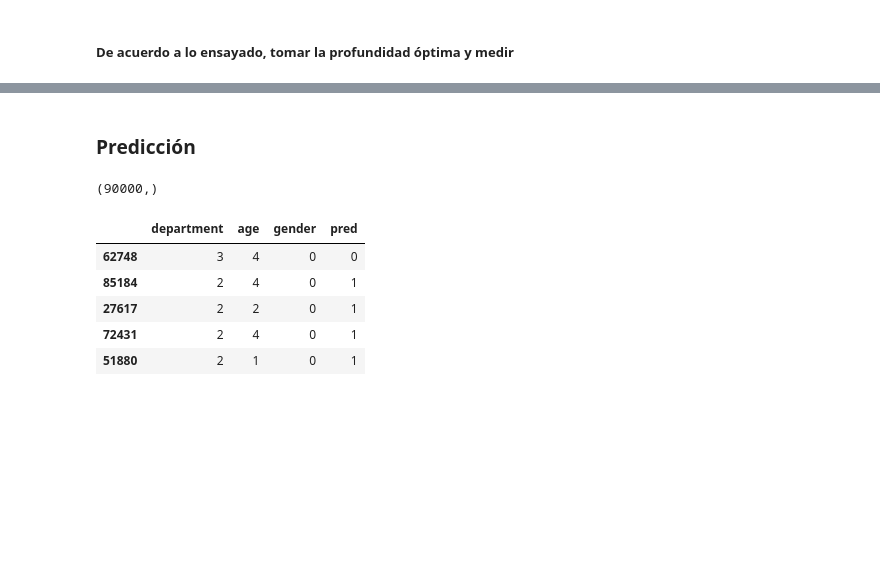
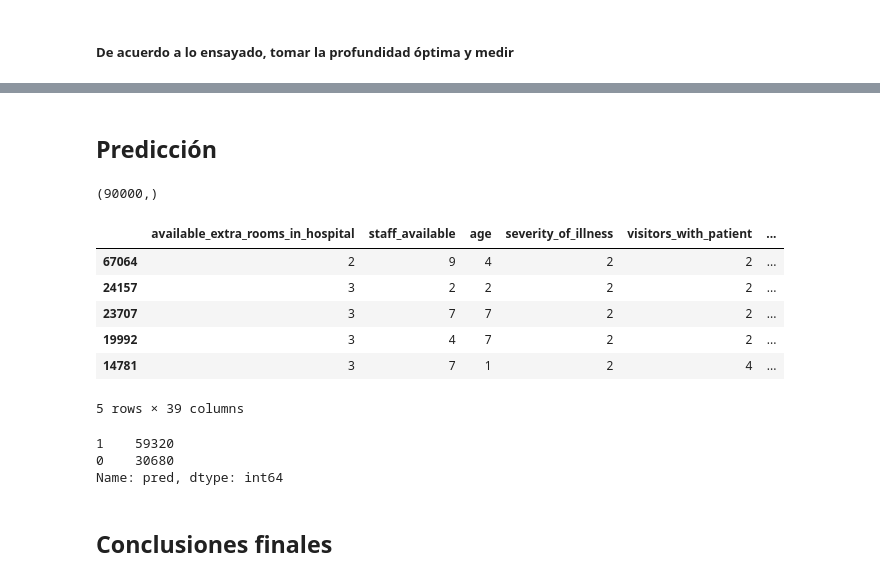
Before and after one commit to fernandezguille/PI02_Machine_Learning-Datathon, a Jupyter notebook: Modelo ML.ipynb, the cells around one changed output, grey strips where cells are left out. Saved outputs shown, nothing was run; the diff lists cells and outputs as text; code cells hidden in the pictures; blank space fills up the shorter version.

Commit message:
fifth model

```diff
--- a/Modelo ML.ipynb
+++ b/Modelo ML.ipynb
@@ -504,4 +330,0 @@ plt.show()
-# %%
-clf = DecisionTreeClassifier(max_depth=2,criterion="entropy")
-clf.fit(X.values, y.values)
-y_pred = clf.predict(X.values)
@@ -519,14 +338,9 @@ weighted avg       0.39      0.62      0.48    410000
 # %% [markdown]
-### Predicción
+## Predicción
-# %%
-# Entrenamos nuevamente el modelo con el dataset Train
-X = Train_2.drop(columns=['stay_(in_days)', 'long_stay', 'gender'])
-y = Train_2.long_stay
-clf = DecisionTreeClassifier(max_depth=5,criterion="entropy")
-clf.fit(X.values, y.values)
-# Y realizamos la predicción para el dataset Test
-X = Test_2.drop(columns=['gender'])
-y_pred = clf.predict(X.values)
+# %%
+# Realizamos la predicción para el dataset Test
+X = Test_df
+y_pred = clf.predict(X.values)
 # %%
 # Evaluamos la cantidad de datos
 y_pred.shape
@@ -534,16 +348,24 @@ y_pred.shape
 (90000,)
 # %%
 # Asignamos los datos al dataset
-Test_2['pred'] = y_pred
+Test_df['pred'] = y_pred
 # %%
 # Revisamos los resultados obtenidos
-Test_2.sample(5)
+Test_df.sample(5)
 # %% [output]
-|  | department | age | gender | pred |
-| 62748 | 3 | 4 | 0 | 0 |
-| 85184 | 2 | 4 | 0 | 1 |
-| 27617 | 2 | 2 | 0 | 1 |
-| 72431 | 2 | 4 | 0 | 1 |
-| 51880 | 2 | 1 | 0 | 1 |
+|  | available_extra_rooms_in_hospital | staff_available | age | severity_of_illness | visitors_with_patient | ... |
+| 67064 | 2 | 9 | 4 | 2 | 2 | ... |
+| 24157 | 3 | 2 | 2 | 2 | 2 | ... |
+| 23707 | 3 | 7 | 7 | 2 | 2 | ... |
+| 19992 | 3 | 4 | 7 | 2 | 2 | ... |
+| 14781 | 3 | 7 | 1 | 2 | 4 | ... |
+5 rows × 39 columns
+# %%
+# Contamos la cantidad de resultados
+Test_df.pred.value_counts()
+# %% [output]
+1    59320
+0    30680
+Name: pred, dtype: int64
 # %%
 # Tomamos únicamente la columna con las predicciones
@@ -551,3 +373,5 @@ result = Test_2.pred
 # %%
 # Exportamos la columna a un csv de acuerdo a la consigna del proyecto
 result.to_csv(r'C:\Users\eugen\Documents\Guille\Bootcamp\PI02_Datathon\Datasets\fernandezguille.csv', index=False)
+# %% [markdown]
+## Conclusiones finales
```
Also changed, not shown: parts of 65 cells of this notebook, 3 other files.
